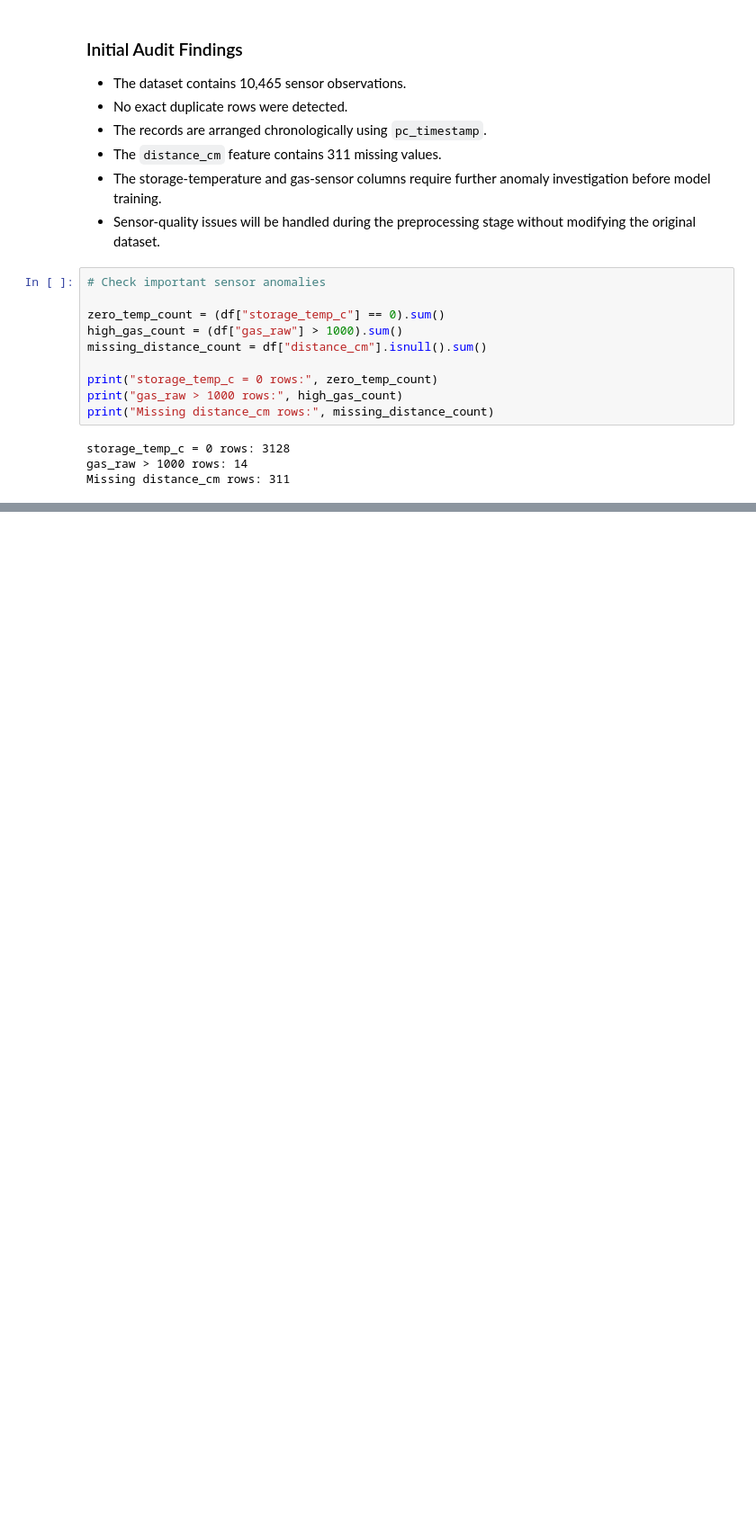
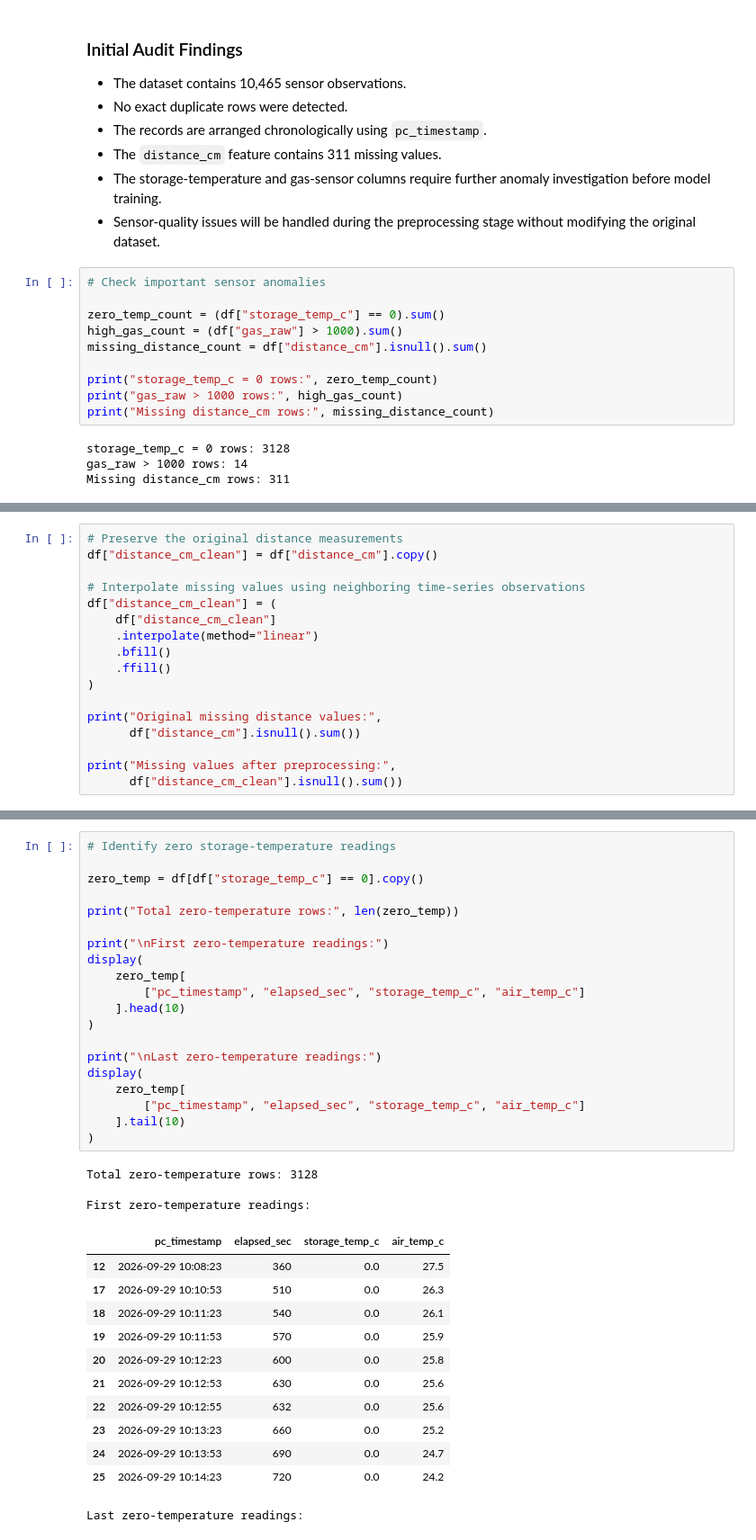
Before and after one commit to Bhagya-Navodyani/Intelligent_Fish_Storage-ML, a Jupyter notebook: notebook/Fish_Storage_ML_Pipeline.ipynb, the cells around one changed output, grey strips where cells are left out. Shown at 90% size. Cells and saved outputs as stored; diff of their text form; blank space fills up the shorter version.

```diff
--- a/notebook/Fish_Storage_ML_Pipeline.ipynb
+++ b/notebook/Fish_Storage_ML_Pipeline.ipynb
@@ -125,0 +140,17 @@ Missing distance_cm rows: 311
+# %%
+# Preserve the original distance measurements
+df["distance_cm_clean"] = df["distance_cm"].copy()
+
+# Interpolate missing values using neighboring time-series observations
+df["distance_cm_clean"] = (
+    df["distance_cm_clean"]
+    .interpolate(method="linear")
+    .bfill()
+    .ffill()
+)
+
+print("Original missing distance values:",
+      df["distance_cm"].isnull().sum())
+
+print("Missing values after preprocessing:",
+      df["distance_cm_clean"].isnull().sum())
@@ -125,0 +165,36 @@ Missing distance_cm rows: 311
+# %%
+# Identify zero storage-temperature readings
+
+zero_temp = df[df["storage_temp_c"] == 0].copy()
+
+print("Total zero-temperature rows:", len(zero_temp))
+
+print("\nFirst zero-temperature readings:")
+display(
+    zero_temp[
+        ["pc_timestamp", "elapsed_sec", "storage_temp_c", "air_temp_c"]
+    ].head(10)
+)
+
+print("\nLast zero-temperature readings:")
+display(
+    zero_temp[
+        ["pc_timestamp", "elapsed_sec", "storage_temp_c", "air_temp_c"]
+    ].tail(10)
+)
+# %% [output]
+Total zero-temperature rows: 3128
+
+First zero-temperature readings:
+|  | pc_timestamp | elapsed_sec | storage_temp_c | air_temp_c |
+| 12 | 2026-09-29 10:08:23 | 360 | 0.0 | 27.5 |
+| 17 | 2026-09-29 10:10:53 | 510 | 0.0 | 26.3 |
+| 18 | 2026-09-29 10:11:23 | 540 | 0.0 | 26.1 |
+| 19 | 2026-09-29 10:11:53 | 570 | 0.0 | 25.9 |
+| 20 | 2026-09-29 10:12:23 | 600 | 0.0 | 25.8 |
+| 21 | 2026-09-29 10:12:53 | 630 | 0.0 | 25.6 |
+| 22 | 2026-09-29 10:12:55 | 632 | 0.0 | 25.6 |
+| 23 | 2026-09-29 10:13:23 | 660 | 0.0 | 25.2 |
+| 24 | 2026-09-29 10:13:53 | 690 | 0.0 | 24.7 |
+| 25 | 2026-09-29 10:14:23 | 720 | 0.0 | 24.2 |
+Last zero-temperature readings:
```
Also changed, not shown: parts of 11 cells of this notebook.
